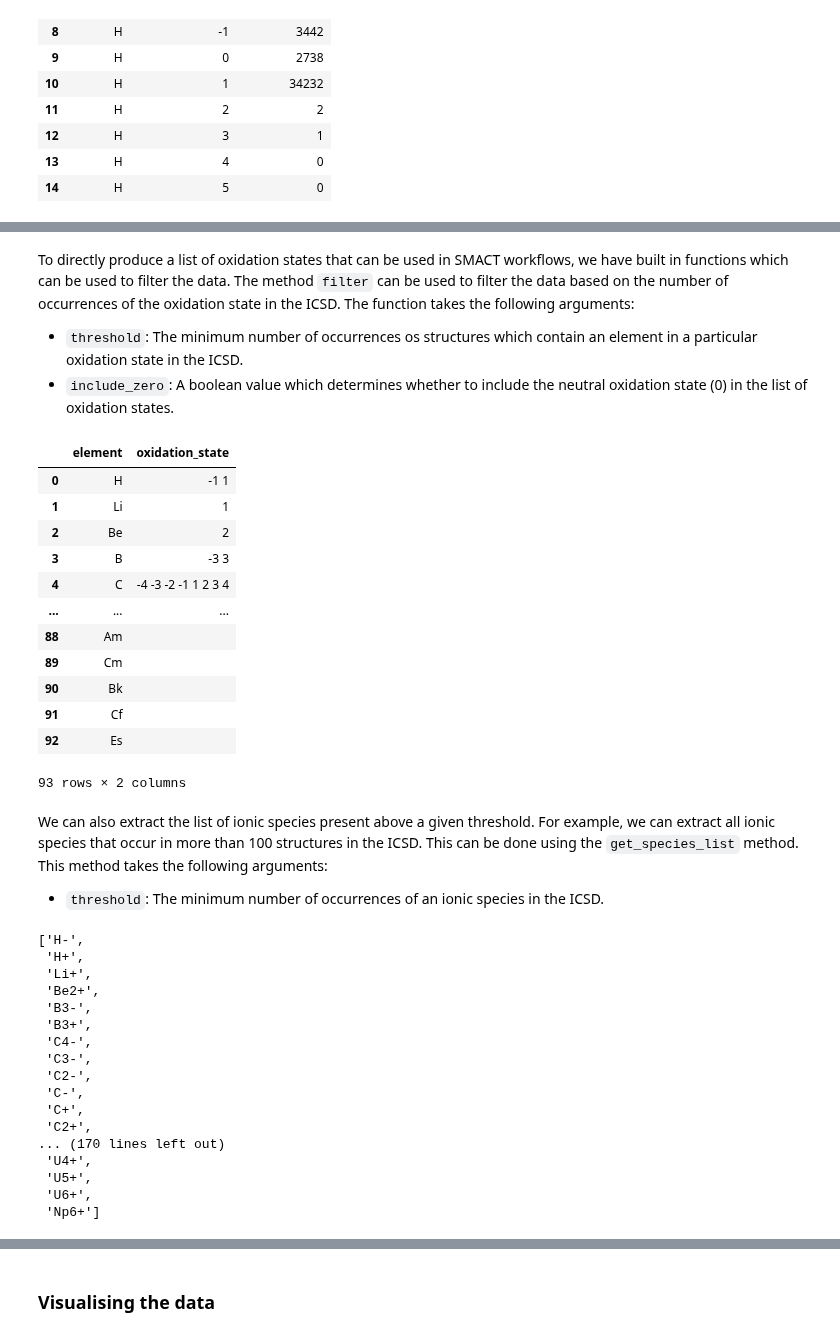
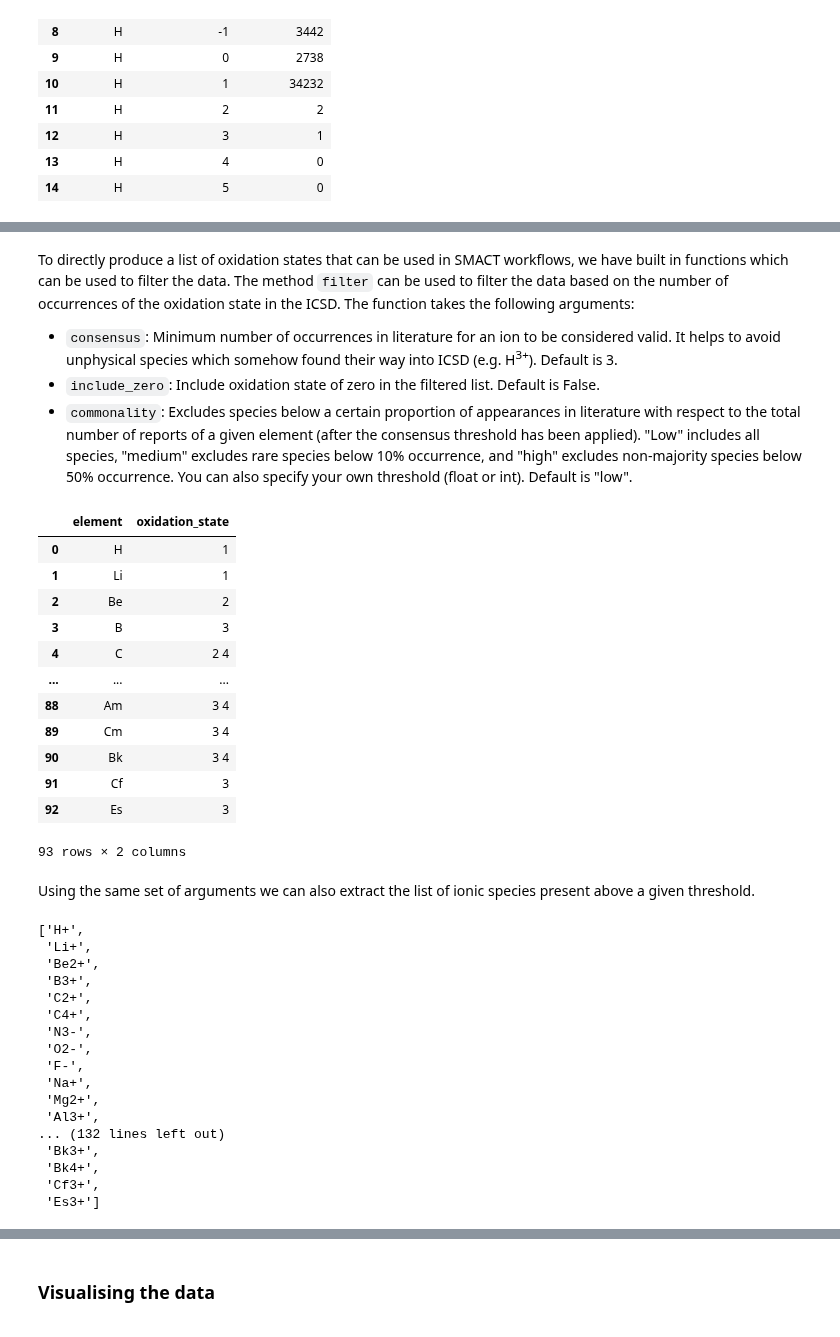
Before and after one commit to WMD-group/SMACT, a Jupyter notebook: docs/tutorials/filtering_icsd_oxidation_states.ipynb, the cells around one changed output, grey strips where cells are left out. Saved outputs shown, nothing was run; the diff lists cells and outputs as text; code cells hidden in the pictures.

```diff
--- a/docs/tutorials/filtering_icsd_oxidation_states.ipynb
+++ b/docs/tutorials/filtering_icsd_oxidation_states.ipynb
@@ -110,51 +108,52 @@ ox_filter.get_species_occurrences_df(sort_by_occurrences=True)
 # %% [markdown]
 To directly produce a list of oxidation states that can be used in SMACT workflows, we have built in functions which can be used to filter the data. The method `filter` can be used to filter the data based on the number of occurrences of the oxidation state in the ICSD. The function takes the following arguments:
 
-- `threshold`: The minimum number of occurrences os structures which contain an element in a particular oxidation state in the ICSD.
-- `include_zero`: A boolean value which determines whether to include the neutral oxidation state (0) in the list of oxidation states.
+- `consensus`: Minimum number of occurrences in literature for an ion to be considered valid. It helps to avoid unphysical species which somehow found their way into ICSD (e.g. H<sup>3+</sup>). Default is 3.
+- `include_zero`: Include oxidation state of zero in the filtered list. Default is False.
+- `commonality`: Excludes species below a certain proportion of appearances in literature with respect to the total number of reports of a given element (after the consensus threshold has been applied). "Low" includes all species, "medium" excludes rare species below 10% occurrence, and "high" excludes non-majority species below 50% occurrence. You can also specify your own threshold (float or int). Default is "low".
 # %%
 # Return a dataframe with columns element and oxidation state,
 # where oxidation state contains the oxidation states of the element in the ICSD which exceed the threshold
-ox_filter.filter(100)
+ox_filter.filter(consensus=1, include_zero=False, commonality=11)
 # %% [output]
 |  | element | oxidation_state |
-| 0 | H | -1 1 |
+| 0 | H | 1 |
 | 1 | Li | 1 |
 | 2 | Be | 2 |
-| 3 | B | -3 3 |
-| 4 | C | -4 -3 -2 -1 1 2 3 4 |
+| 3 | B | 3 |
+| 4 | C | 2 4 |
 | ... | ... | ... |
-| 88 | Am |  |
-| 89 | Cm |  |
-| 90 | Bk |  |
-| 91 | Cf |  |
-| 92 | Es |  |
+| 88 | Am | 3 4 |
+| 89 | Cm | 3 4 |
+| 90 | Bk | 3 4 |
+| 91 | Cf | 3 |
+| 92 | Es | 3 |
 93 rows × 2 columns
-# %% [markdown]
-We can also extract the list of ionic species present above a given threshold. For example, we can extract all ionic species that occur in more than 100 structures in the ICSD. This can be done using the `get_species_list` method. This method takes the following arguments:
-
-- `threshold`: The minimum number of occurrences of an ionic species in the ICSD.
+# %% [markdown]
+Using the same set of arguments we can also extract the list of ionic species present above a given threshold.
 # %%
-species_list_100 = ox_filter.get_species_list(threshold=100)
+species_list_100 = ox_filter.get_species_list(
+    consensus=1, include_zero=False, commonality=11
+)
 species_list_100
 # %% [output]
-['H-',
- 'H+',
+['H+',
  'Li+',
  'Be2+',
- 'B3-',
  'B3+',
- 'C4-',
- 'C3-',
- 'C2-',
- 'C-',
- 'C+',
  'C2+',
-... (170 lines left out)
- 'U4+',
- 'U5+',
- 'U6+',
- 'Np6+']
+ 'C4+',
+ 'N3-',
+ 'O2-',
+ 'F-',
+ 'Na+',
+ 'Mg2+',
+ 'Al3+',
+... (132 lines left out)
+ 'Bk3+',
+ 'Bk4+',
+ 'Cf3+',
+ 'Es3+']
 # %% [markdown]
 ### Writing the filtered oxidation states to a file
 
```
Also changed, not shown: parts of 28 cells of this notebook, 1 other file.
